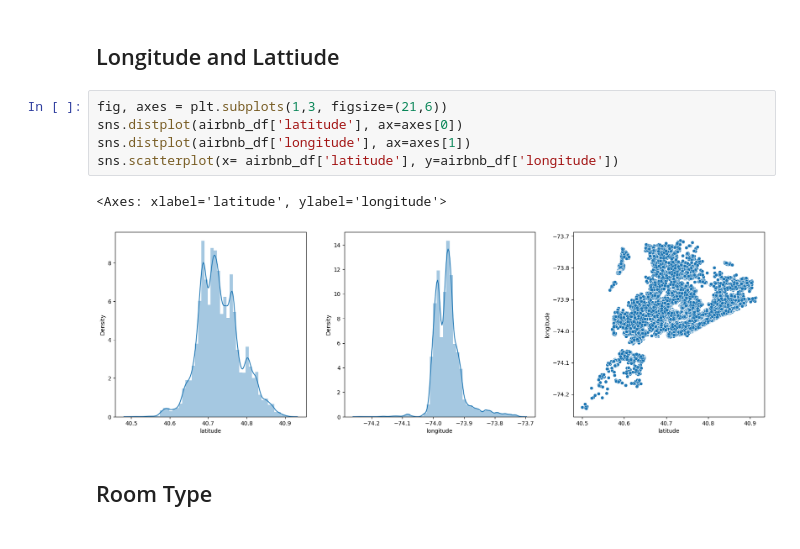
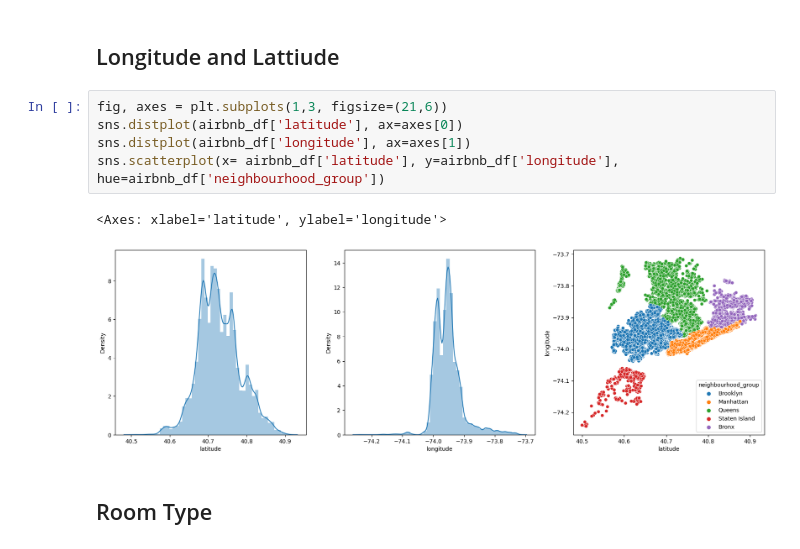
Before and after one commit to wonniey/DSAI-Mini-Project-SC1015, a Jupyter notebook: DSAI Team 5 mini Project.ipynb, the cells around one changed output. Cells and saved outputs as stored; diff of their text form.

```diff
--- a/DSAI Team 5 mini Project.ipynb
+++ b/DSAI Team 5 mini Project.ipynb
@@ -198,11 +198,11 @@ Cool
 # %%
 fig, axes = plt.subplots(1,3, figsize=(21,6))
 sns.distplot(airbnb_df['latitude'], ax=axes[0])
 sns.distplot(airbnb_df['longitude'], ax=axes[1])
-sns.scatterplot(x= airbnb_df['latitude'], y=airbnb_df['longitude'])
+sns.scatterplot(x= airbnb_df['latitude'], y=airbnb_df['longitude'], hue=airbnb_df['neighbourhood_group'])
 # %% [output]
 <Axes: xlabel='latitude', ylabel='longitude'>
-[figure, old version]
+[figure, new version]
 # %% [markdown]
 ## Room Type
 # %%
```
Also changed, not shown: parts of 26 cells of this notebook.
